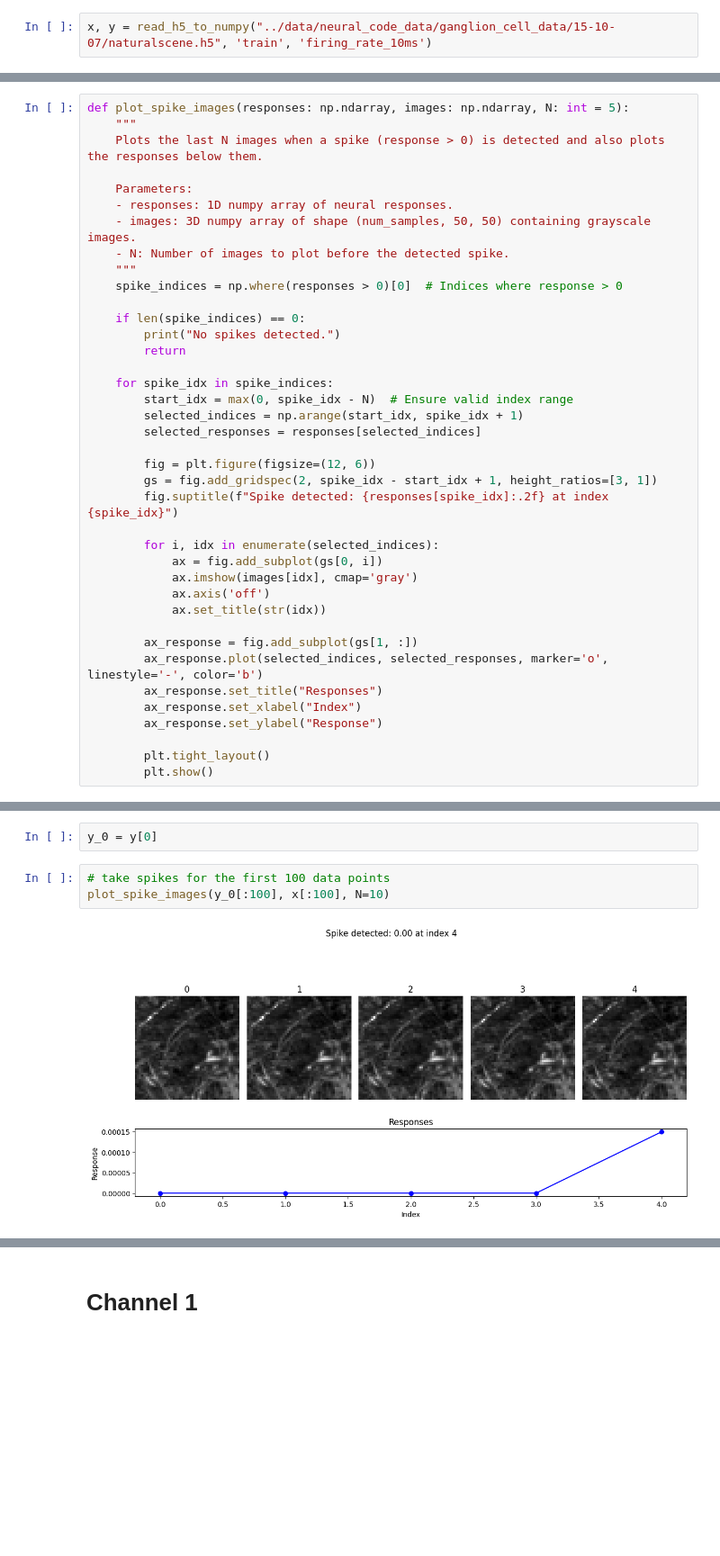
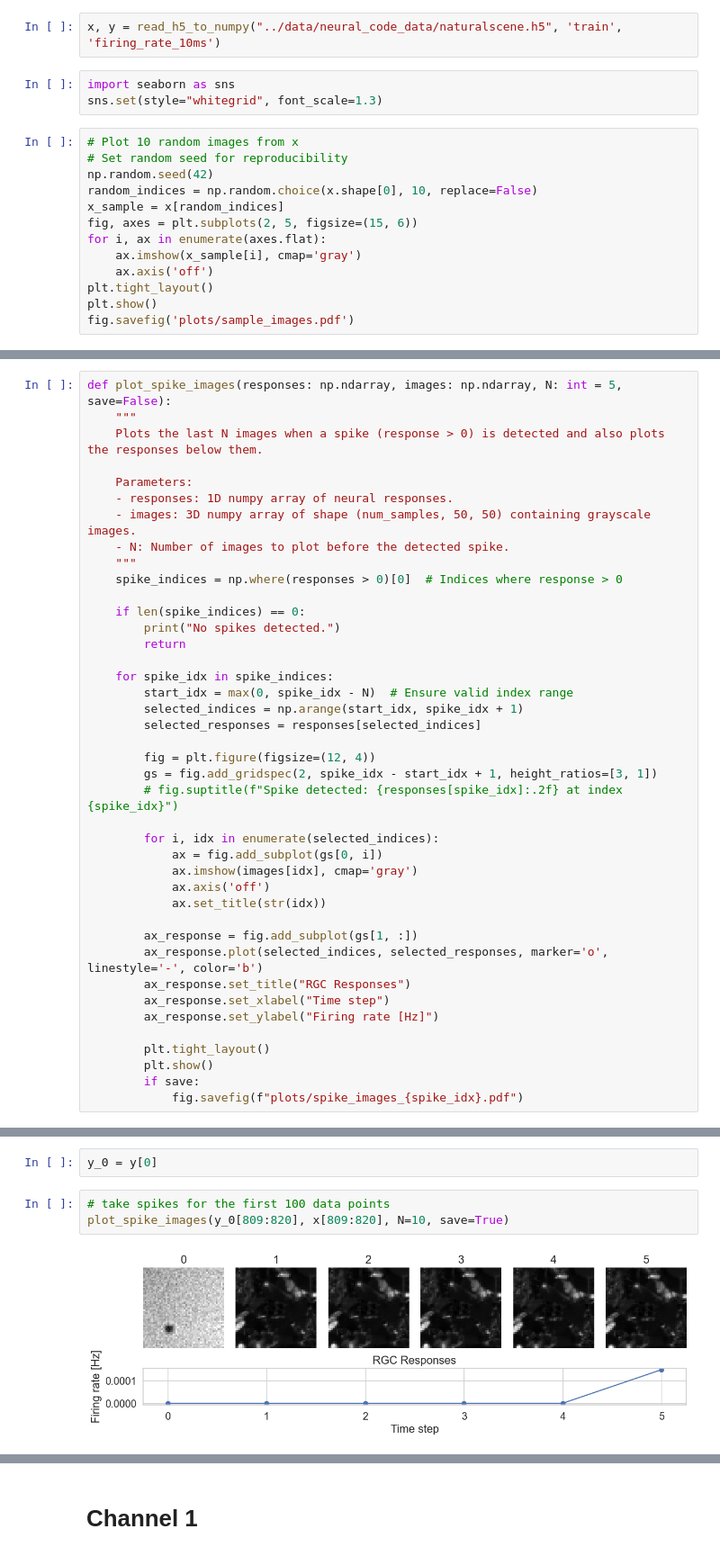
Before and after one commit to JankowskiDaniel/Neural-Deep-Retina, a Jupyter notebook: notebooks/09-analysis.ipynb, the cells around one changed output, grey strips where cells are left out. Shown at 90% size. Drawn from its saved outputs; the diff is of its cells as text; blank space fills up the shorter version.

```diff
--- a/notebooks/09-analysis.ipynb
+++ b/notebooks/09-analysis.ipynb
@@ -24,4 +24,20 @@ def read_h5_to_numpy(
 
         return X, y
 # %%
-x, y = read_h5_to_numpy("../data/neural_code_data/ganglion_cell_data/15-10-07/naturalscene.h5", 'train', 'firing_rate_10ms')
+x, y = read_h5_to_numpy("../data/neural_code_data/naturalscene.h5", 'train', 'firing_rate_10ms')
+# %%
+import seaborn as sns
+sns.set(style="whitegrid", font_scale=1.3)
+# %%
+# Plot 10 random images from x
+# Set random seed for reproducibility
+np.random.seed(42)
+random_indices = np.random.choice(x.shape[0], 10, replace=False)
+x_sample = x[random_indices]
+fig, axes = plt.subplots(2, 5, figsize=(15, 6))
+for i, ax in enumerate(axes.flat):
+    ax.imshow(x_sample[i], cmap='gray')
+    ax.axis('off')
+plt.tight_layout()
+plt.show()
+fig.savefig('plots/sample_images.pdf')
@@ -28,5 +46,5 @@ x, y = read_h5_to_numpy("../data/neural_code_data/ganglion_cell_data/15-10-07/na
 # %%
-def plot_spike_images(responses: np.ndarray, images: np.ndarray, N: int = 5):
+def plot_spike_images(responses: np.ndarray, images: np.ndarray, N: int = 5, save=False):
     """
     Plots the last N images when a spike (response > 0) is detected and also plots the responses below them.
 
@@ -46,9 +64,9 @@ def plot_spike_images(responses: np.ndarray, images: np.ndarray, N: int = 5):
         selected_indices = np.arange(start_idx, spike_idx + 1)
         selected_responses = responses[selected_indices]
 
-        fig = plt.figure(figsize=(12, 6))
+        fig = plt.figure(figsize=(12, 4))
         gs = fig.add_gridspec(2, spike_idx - start_idx + 1, height_ratios=[3, 1])
-        fig.suptitle(f"Spike detected: {responses[spike_idx]:.2f} at index {spike_idx}")
+        # fig.suptitle(f"Spike detected: {responses[spike_idx]:.2f} at index {spike_idx}")
 
         for i, idx in enumerate(selected_indices):
             ax = fig.add_subplot(gs[0, i])
@@ -58,18 +76,20 @@ def plot_spike_images(responses: np.ndarray, images: np.ndarray, N: int = 5):
 
         ax_response = fig.add_subplot(gs[1, :])
         ax_response.plot(selected_indices, selected_responses, marker='o', linestyle='-', color='b')
-        ax_response.set_title("Responses")
-        ax_response.set_xlabel("Index")
-        ax_response.set_ylabel("Response")
+        ax_response.set_title("RGC Responses")
+        ax_response.set_xlabel("Time step")
+        ax_response.set_ylabel("Firing rate [Hz]")
 
         plt.tight_layout()
         plt.show()
+        if save:
+            fig.savefig(f"plots/spike_images_{spike_idx}.pdf")
 # %% [markdown]
 # Channel 0
 # %%
 y_0 = y[0]
 # %%
 # take spikes for the first 100 data points
-plot_spike_images(y_0[:100], x[:100], N=10)
+plot_spike_images(y_0[809:820], x[809:820], N=10, save=True)
 # %% [output]
-[figure, old version]
+[figure, new version]
```
Also changed, not shown: parts of 2 cells of this notebook, 1 other file.
